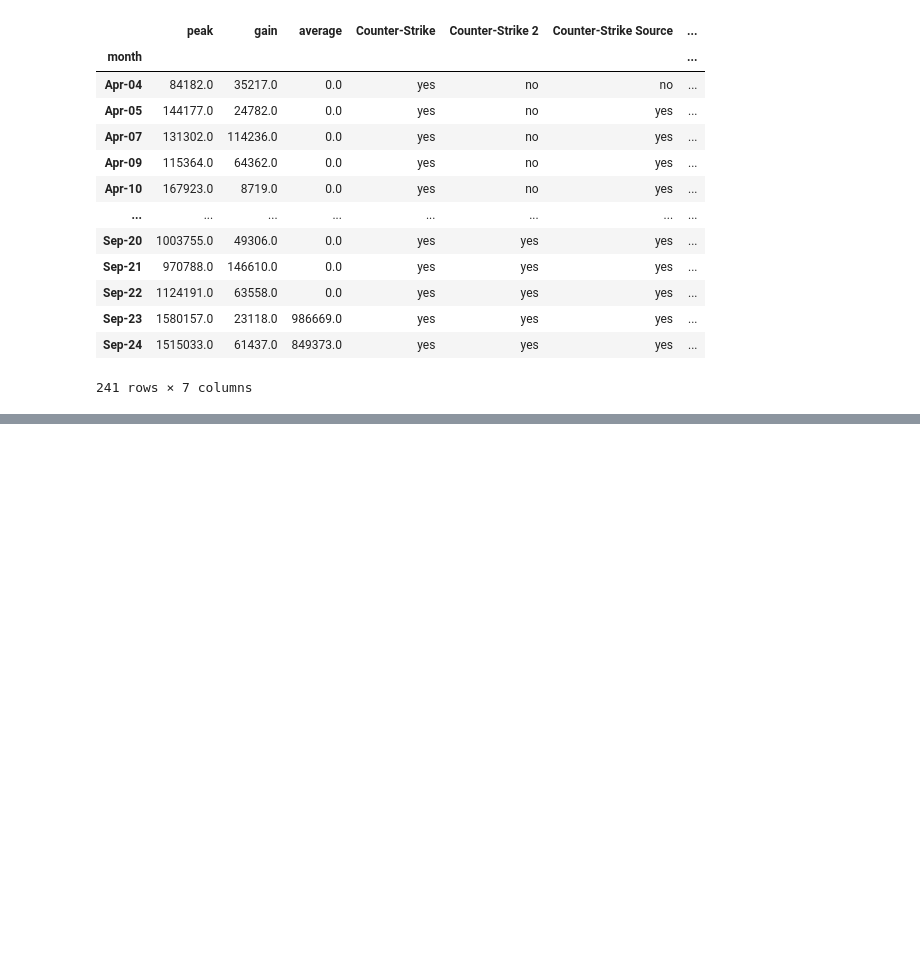
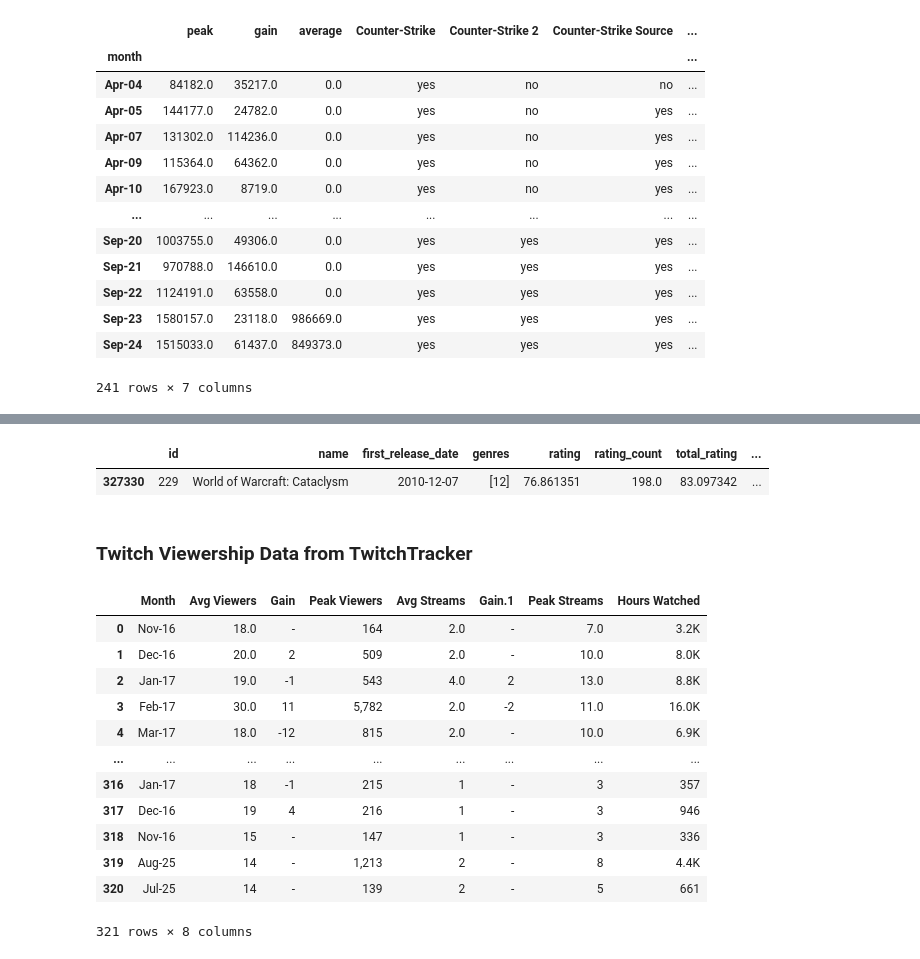
Before and after one commit to Axewuf/Beyond-The-Crosshair, a Jupyter notebook: notebooks/BeyondTheCrosshair.ipynb, the cells around one changed output, grey strips where cells are left out. Saved outputs shown, nothing was run; the diff lists cells and outputs as text; code cells hidden in the pictures; blank space fills up the shorter version.

Commit message:
SteamSB, TwitchTracker and IGDB data merged and cleaned

```diff
--- a/notebooks/BeyondTheCrosshair.ipynb
+++ b/notebooks/BeyondTheCrosshair.ipynb
@@ -111,0 +159,75 @@ cs_merged_grouped.to_csv("../assets/cs_merged_clean.csv",encoding="utf-8")
+# %%
+testx = cata_wow['genres']
+type(testx.iloc[0][0])
+
+if isinstance(genres_list, list):
+    genres_dict = {int(item["id"]): item["name"] for item in genres_list}
+else:  # dict keyed by id strings
+    genres_dict = {int(k): v["name"] for k, v in genres_list.items()}
+
+# --- parser that handles list/int/str/NaN safely ---
+def parse_genre_ids(val):
+    if pd.isna(val):
+        return []
+    # convert to python object
+    try:
+        obj = ast.literal_eval(str(val))
+    except Exception:
+        # not a literal (already a list? or plain str "12") – try to coerce
+        obj = val
+
+    # normalize to list of ints
+    if isinstance(obj, (list, tuple, set)):
+        ids = []
+        for g in obj:
+            try:
+                ids.append(int(g))
+            except Exception:
+                continue
+    elif isinstance(obj, (int, str)):
+        try:
+            ids = [int(obj)]
+        except Exception:
+            ids = []
+    else:
+        ids = []
+
+    # map to names (skip unknown ids)
+    return [genres_dict[i] for i in ids if i in genres_dict]
+
+# --- apply to your DataFrame column ---
+# assumes cata_wow['genres'] contains things like "[12, 14]" or 12, or NaN
+cata_wow = cata_wow.copy()  # ensure it's not a view
+
+cata_wow.loc[:, "genres_names"] = cata_wow["genres"].map(parse_genre_ids)
+cata_wow
+# %% [output]
+|  | id | name | first_release_date | genres | rating | rating_count | total_rating | ... |
+| 327330 | 229 | World of Warcraft: Cataclysm | 2010-12-07 | [12] | 76.861351 | 198.0 | 83.097342 | ... |
+# %% [markdown]
+### Twitch Viewership Data from TwitchTracker
+# %%
+cs_twitch_data = pd.read_csv("../assets/TwitchTracker Counter-Strike.csv")
+cs2_twitch_data = pd.read_csv("../assets/TwitchTracker Counter-Strike 2.csv")
+cscz_twitch_data = pd.read_csv("../assets/TwitchTracker Counter-Strike Condition Zero.csv")
+css_twitch_data = pd.read_csv("../assets/TwitchTracker Counter-Strike Source.csv")
+
+twitch_fields = ['Month', 'Avg Viewers', 'Gain', 'Peak Viewers', 'Avg Streams', 'Gain.1', 'Peak Streams', 'Hours Watched']
+# %%
+twitch_data_merged = pd.concat([cs_twitch_data, cs2_twitch_data, cscz_twitch_data, css_twitch_data], ignore_index=True)
+twitch_data_merged = twitch_data_merged[twitch_fields]
+twitch_data_merged
+# %% [output]
+|  | Month | Avg Viewers | Gain | Peak Viewers | Avg Streams | Gain.1 | Peak Streams | Hours Watched |
+| 0 | Nov-16 | 18.0 | - | 164 | 2.0 | - | 7.0 | 3.2K |
+| 1 | Dec-16 | 20.0 | 2 | 509 | 2.0 | - | 10.0 | 8.0K |
+| 2 | Jan-17 | 19.0 | -1 | 543 | 4.0 | 2 | 13.0 | 8.8K |
+| 3 | Feb-17 | 30.0 | 11 | 5,782 | 2.0 | -2 | 11.0 | 16.0K |
+| 4 | Mar-17 | 18.0 | -12 | 815 | 2.0 | - | 10.0 | 6.9K |
+| ... | ... | ... | ... | ... | ... | ... | ... | ... |
+| 316 | Jan-17 | 18 | -1 | 215 | 1 | - | 3 | 357 |
+| 317 | Dec-16 | 19 | 4 | 216 | 1 | - | 3 | 946 |
+| 318 | Nov-16 | 15 | - | 147 | 1 | - | 3 | 336 |
+| 319 | Aug-25 | 14 | - | 1,213 | 2 | - | 8 | 4.4K |
+| 320 | Jul-25 | 14 | - | 139 | 2 | - | 5 | 661 |
+321 rows × 8 columns
```
Also changed, not shown: parts of 23 cells of this notebook, 8 other files.
